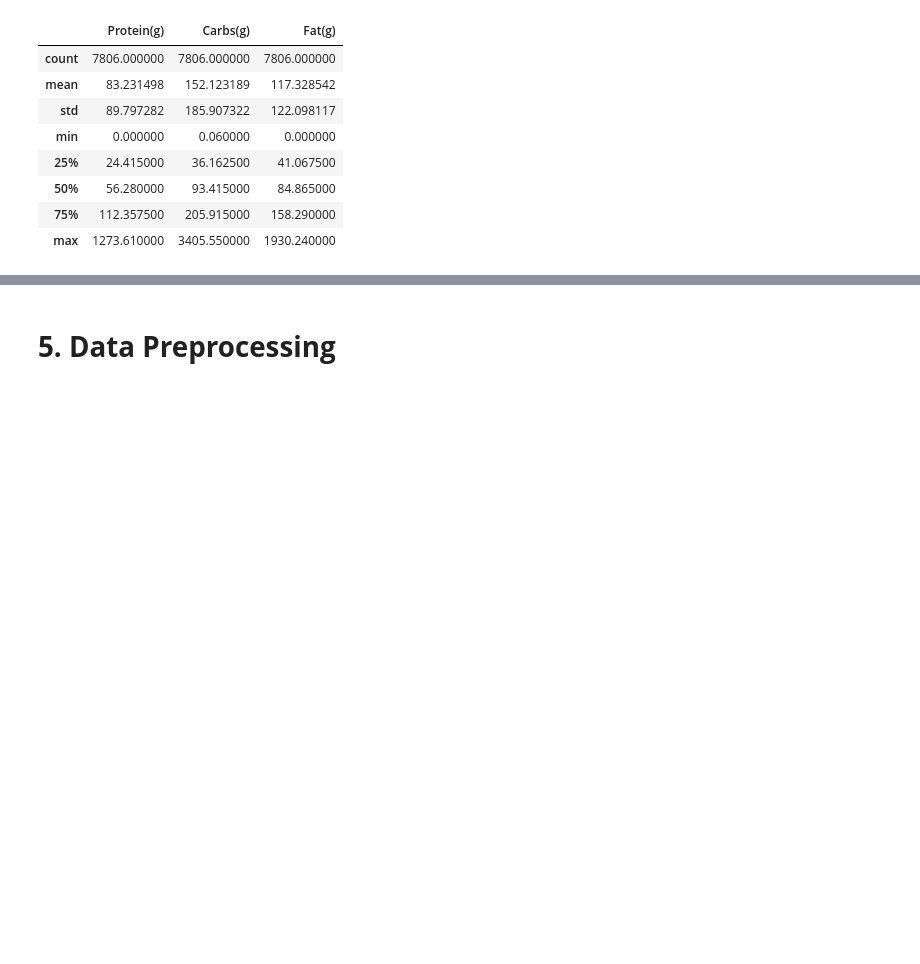
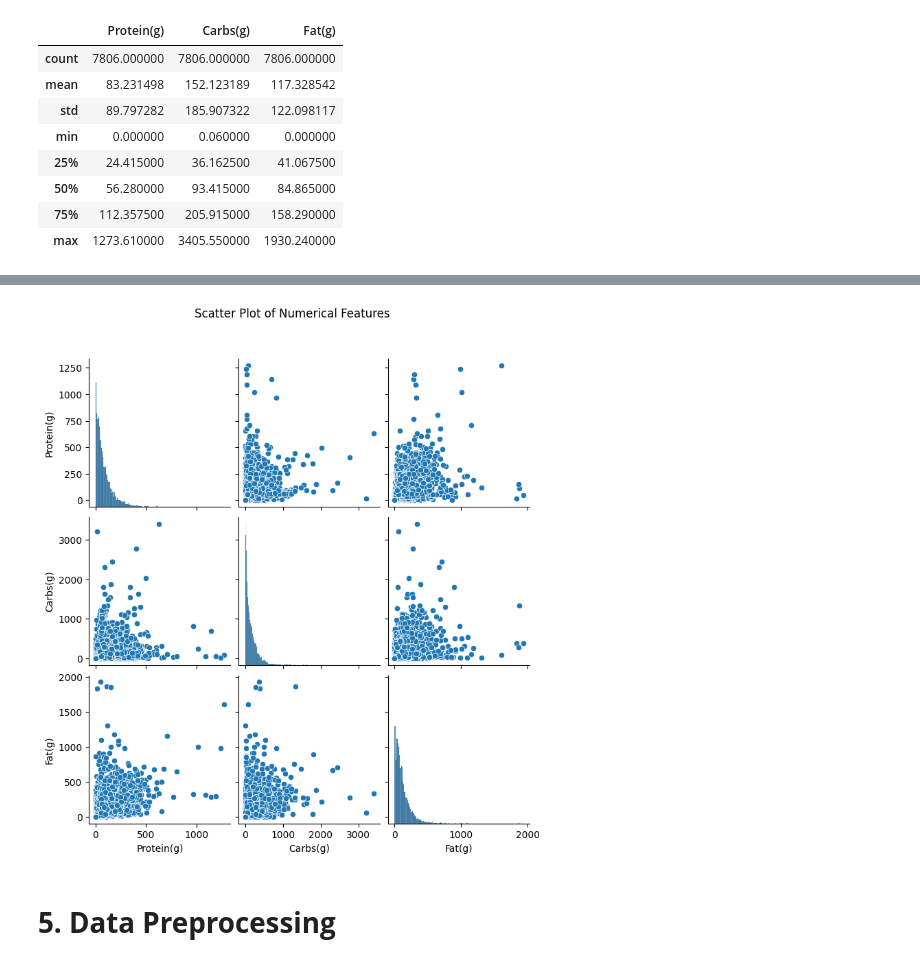
Before and after one commit to Us9r/DicodingBMLP, a Jupyter notebook: [Clustering]_Submission_Akhir_BMLP_Us9r.ipynb, the cells around one changed output, grey strips where cells are left out. Drawn from its saved outputs; the diff is of its cells as text; code cells hidden in the pictures; blank space fills up the shorter version.

```diff
--- a/[Clustering]_Submission_Akhir_BMLP_Us9r.ipynb
+++ b/[Clustering]_Submission_Akhir_BMLP_Us9r.ipynb
@@ -339,3 +184,9 @@ plt.show()
+# %%
+g = sns.pairplot(df[['Protein(g)', 'Carbs(g)', 'Fat(g)']])    #g disini untuk menangkap niali plot
+g.fig.suptitle('Scatter Plot of Numerical Features', y=1.08)  # Adjust y to move title up
+plt.show()
+# %% [output]
+[figure, added]
 # %% [markdown]
 # **5. Data Preprocessing**
 # %% [markdown]
```
Also changed, not shown: parts of 9 cells of this notebook.
